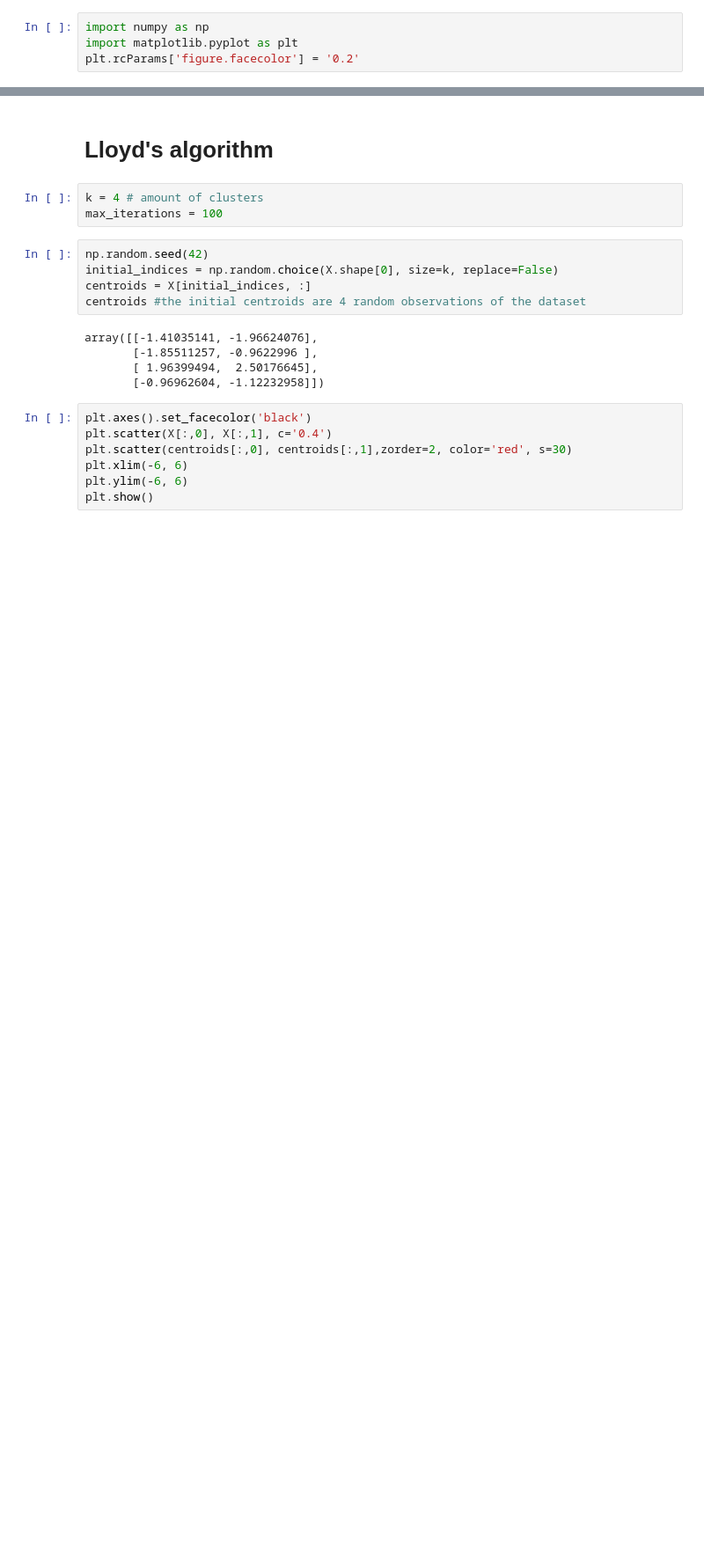
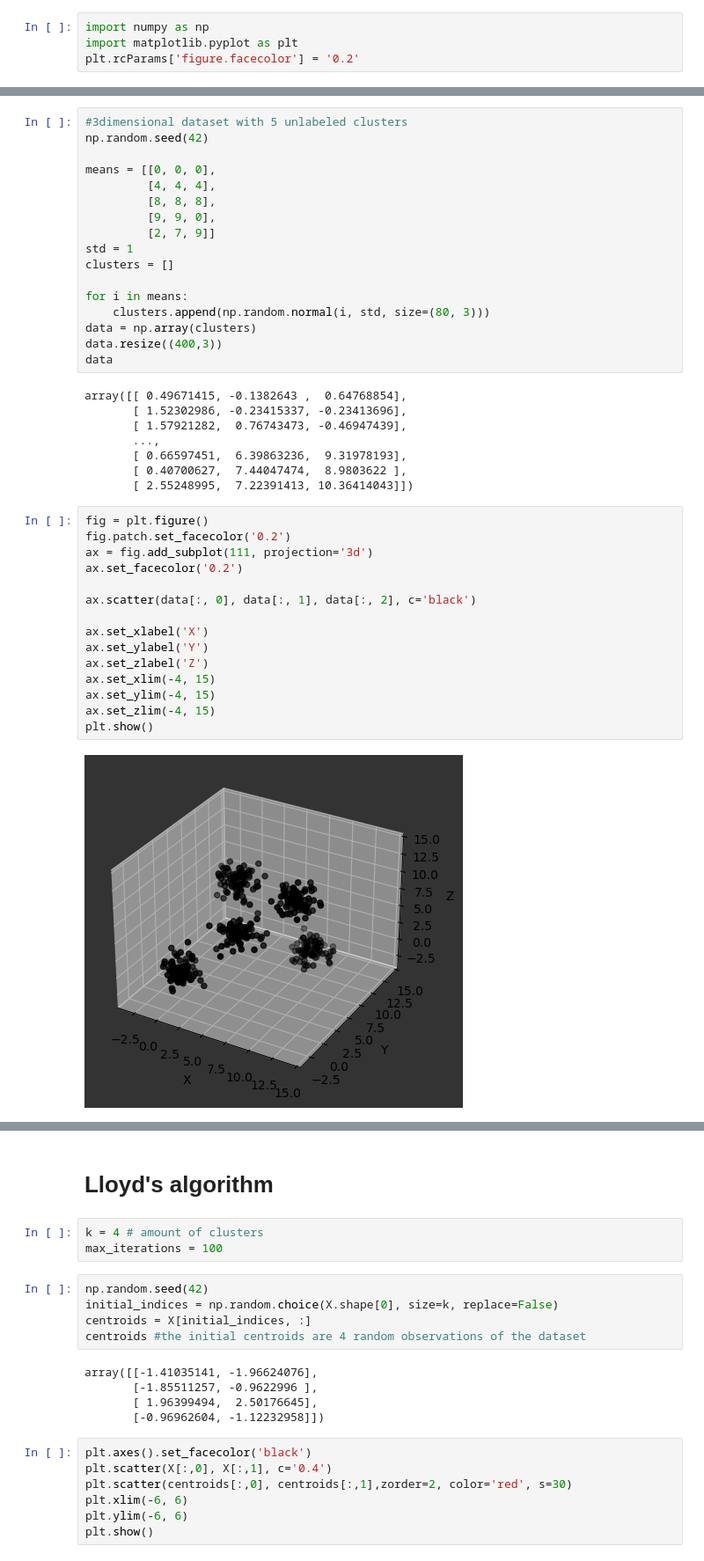
Before and after one commit to agentzero001/jupyter, a Jupyter notebook: MachineLearning&ComputerVision/algorithms, models, machines, whatever/k-means.ipynb, the cells around one changed output, grey strips where cells are left out. Shown at 88% size. Cells and saved outputs as stored; diff of their text form; blank space fills up the shorter version.

Commit message:
k-means

```diff
--- a/MachineLearning&ComputerVision/algorithms, models, machines, whatever/k-means.ipynb
+++ b/MachineLearning&ComputerVision/algorithms, models, machines, whatever/k-means.ipynb
@@ -21,0 +23,42 @@ plt.show()
+# %%
+#3dimensional dataset with 5 unlabeled clusters
+np.random.seed(42)
+
+means = [[0, 0, 0],
+         [4, 4, 4],
+         [8, 8, 8],
+         [9, 9, 0],
+         [2, 7, 9]]
+std = 1
+clusters = []
+
+for i in means:
+    clusters.append(np.random.normal(i, std, size=(80, 3)))
+data = np.array(clusters)
+data.resize((400,3))
+data
+# %% [output]
+array([[ 0.49671415, -0.1382643 ,  0.64768854],
+       [ 1.52302986, -0.23415337, -0.23413696],
+       [ 1.57921282,  0.76743473, -0.46947439],
+       ...,
+       [ 0.66597451,  6.39863236,  9.31978193],
+       [ 0.40700627,  7.44047474,  8.9803622 ],
+       [ 2.55248995,  7.22391413, 10.36414043]])
+# %%
+fig = plt.figure()
+fig.patch.set_facecolor('0.2')
+ax = fig.add_subplot(111, projection='3d')
+ax.set_facecolor('0.2')
+
+ax.scatter(data[:, 0], data[:, 1], data[:, 2], c='black')
+
+ax.set_xlabel('X')
+ax.set_ylabel('Y')
+ax.set_zlabel('Z')
+ax.set_xlim(-4, 15)
+ax.set_ylim(-4, 15)
+ax.set_zlim(-4, 15)
+plt.show()
+# %% [output]
+[figure, added]
```
Also changed, not shown: parts of 19 cells of this notebook.
